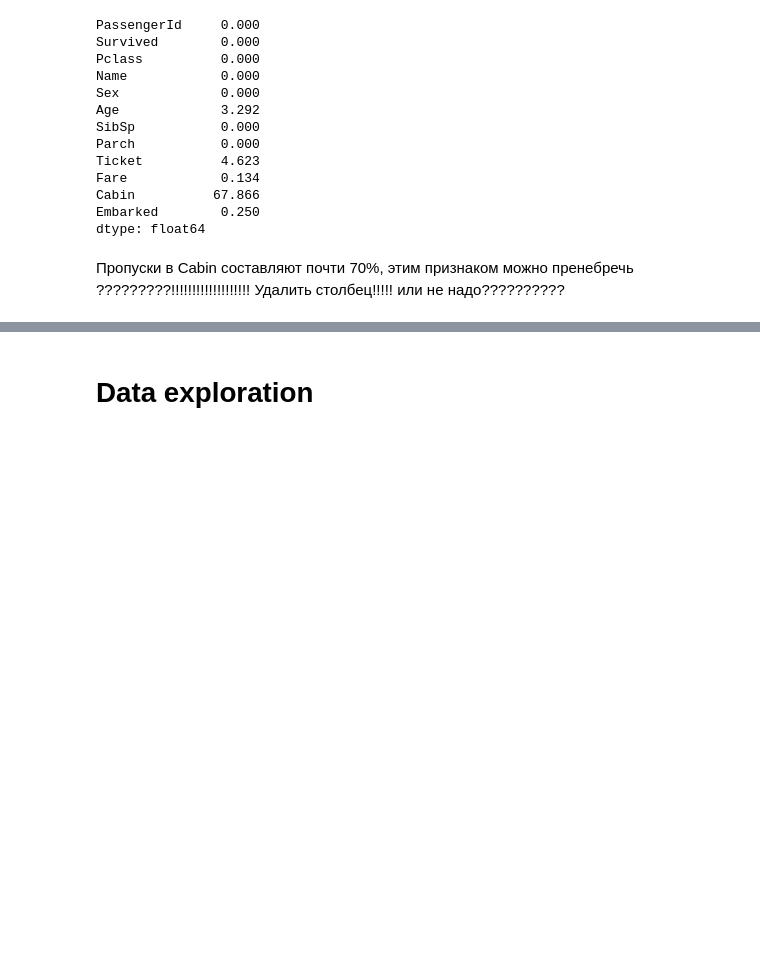
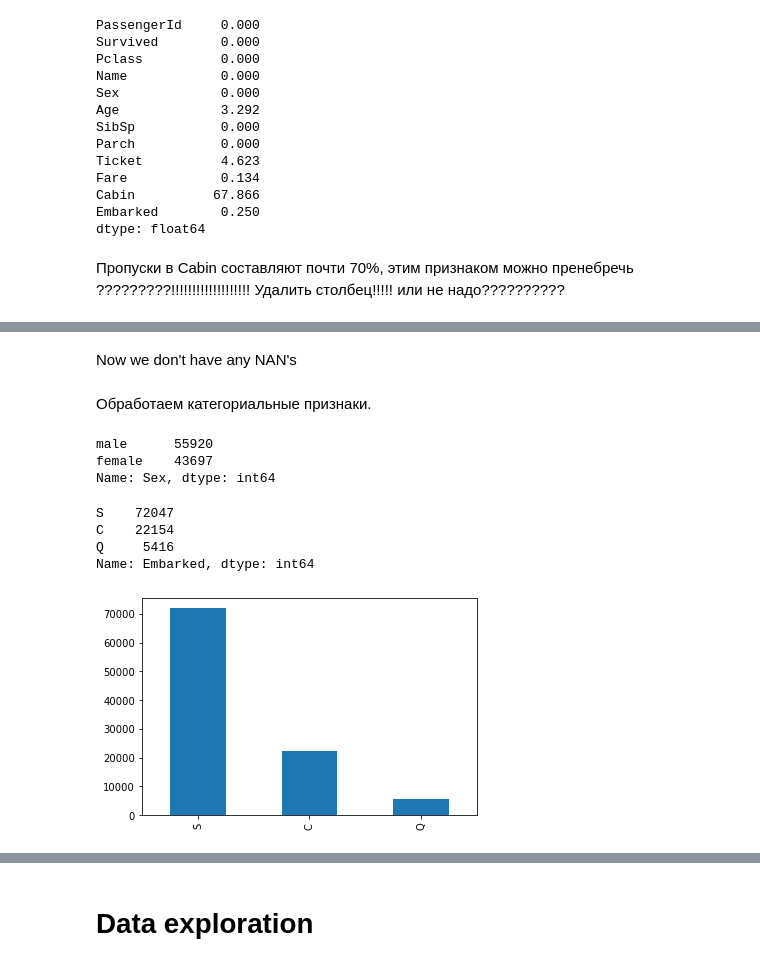
Before and after one commit to pmstangmailcom/rs_school, a Jupyter notebook: EDA_data_exploration.ipynb, the cells around one changed output, grey strips where cells are left out. Drawn from its saved outputs; the diff is of its cells as text; code cells hidden in the pictures; blank space fills up the shorter version.

```diff
--- a/EDA_data_exploration.ipynb
+++ b/EDA_data_exploration.ipynb
@@ -175,0 +185,20 @@ Now we don't have any NAN's
+# %% [markdown]
+Now we don't have any NAN's
+# %% [markdown]
+Обработаем категориальные признаки.
+# %%
+
+passengers['Sex'].value_counts()
+# %% [output]
+male      55920
+female    43697
+Name: Sex, dtype: int64
+# %%
+passengers['Embarked'].value_counts().plot.bar()
+passengers['Embarked'].value_counts()
+# %% [output]
+S    72047
+C    22154
+Q     5416
+Name: Embarked, dtype: int64
+[figure, added]
```
Also changed, not shown: parts of 34 cells of this notebook.
